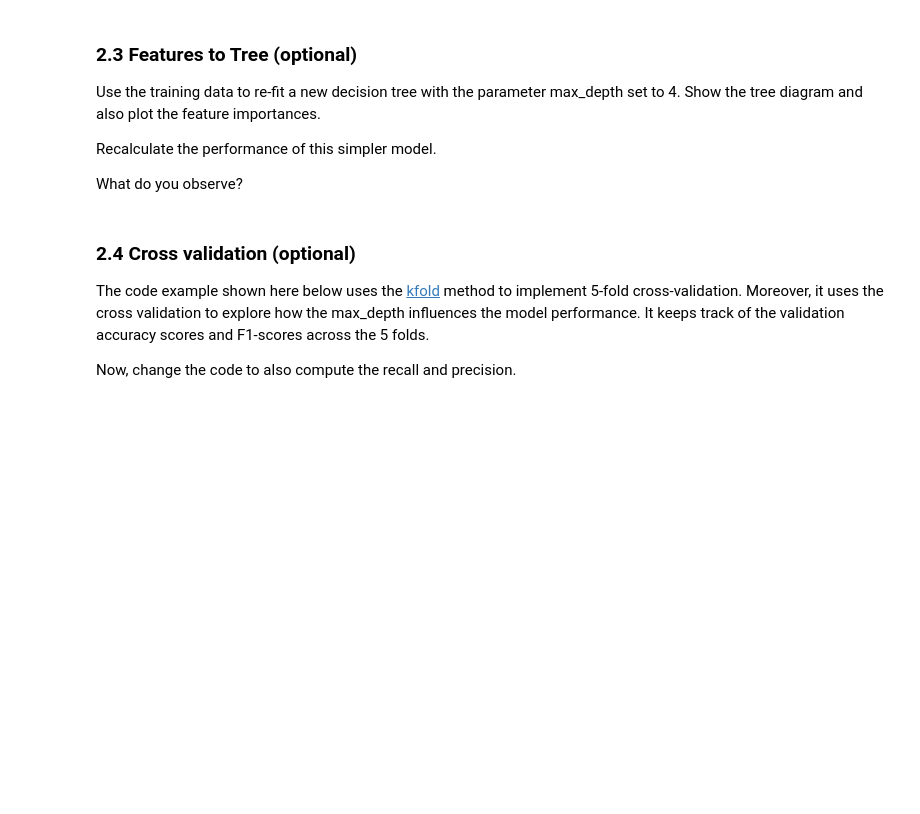
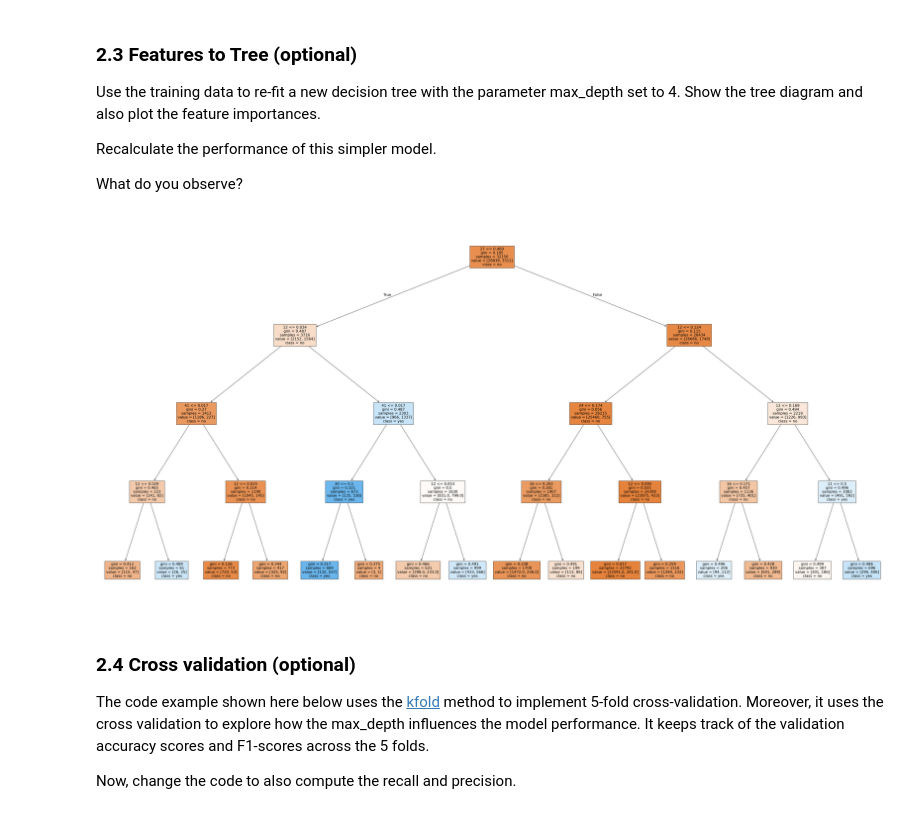
Before and after one commit to smichaelino/APML-Assignment-1, a Jupyter notebook: Assignment 1.ipynb, the cells around one changed output. Drawn from its saved outputs; the diff is of its cells as text; code cells hidden in the pictures; blank space fills up the shorter version.

```diff
--- a/Assignment 1.ipynb
+++ b/Assignment 1.ipynb
@@ -242,8 +242,24 @@ Reflect on the performance of the model and be aware of the difference between *
 from sklearn.metrics import classification_report, confusion_matrix, accuracy_score
 from sklearn.metrics import precision_score, recall_score, f1_score
 
-
+model_scores  = {}
 # use the model to make predictions for the test data set
 y_pred = cl.predict(X_heldout)
+cm = confusion_matrix(y_heldout, y_pred)
+
+
+
 
 # TODO: compute accuracy, recall, precision, and f1 score
+acc= accuracy_score(y_heldout, y_pred)
+recall = recall_score(y_heldout, y_pred)
+prc = precision_score(y_heldout, y_pred)
+f1 = f1_score(y_heldout, y_pred)
+
+model_scores['Decision Tree'] = {
+    'accuracy': acc,
+    'recall': recall,
+    'precision': prc,
+    'f1_score': f1
+}
+print(model_scores)
@@ -269,3 +276,40 @@ What do you observe?
+# %%
+# TODO: learn a decision tree with maximal depth 4
+cl = tree.DecisionTreeClassifier(max_depth=4)
+cl.fit(X_, y_)
+
+
+# TODO: plot the tree
+plt.figure(figsize=(60, 30))
+tree.plot_tree(cl, filled=True, feature_names=features, class_names=['no', 'yes'])
+plt.show()
+importances = cl.feature_importances_
+features = np.argsort(importances)[::-1]
+top_n = 10
+top_features = features[:top_n]
+plt.figure(figsize=(10, 6))
+sns.barplot(x=importances[top_features], y=np.array(X.columns)[top_features])
+plt.title('Top 10 Feature Importances')
+plt.show()
+# use the model to make predictions for the test data set
+y_pred = cl.predict(X_heldout)
+
+# TODO: compute accuracy, recall, precision, and f1 score
+cm = confusion_matrix(y_heldout, y_pred)
+acc= accuracy_score(y_heldout, y_pred)
+recall = recall_score(y_heldout, y_pred)
+prc = precision_score(y_heldout, y_pred)
+f1 = f1_score(y_heldout, y_pred)
+
+model_scores['Decision Tree'] = {
+    'accuracy': acc,
+    'recall': recall,
+    'precision': prc,
+    'f1_score': f1
+}
+print(model_scores)
+# %% [output]
+[figure, added]
 # %% [markdown]
 ### 2.4 Cross validation (optional)
 
```
Also changed, not shown: parts of 4 cells of this notebook.
